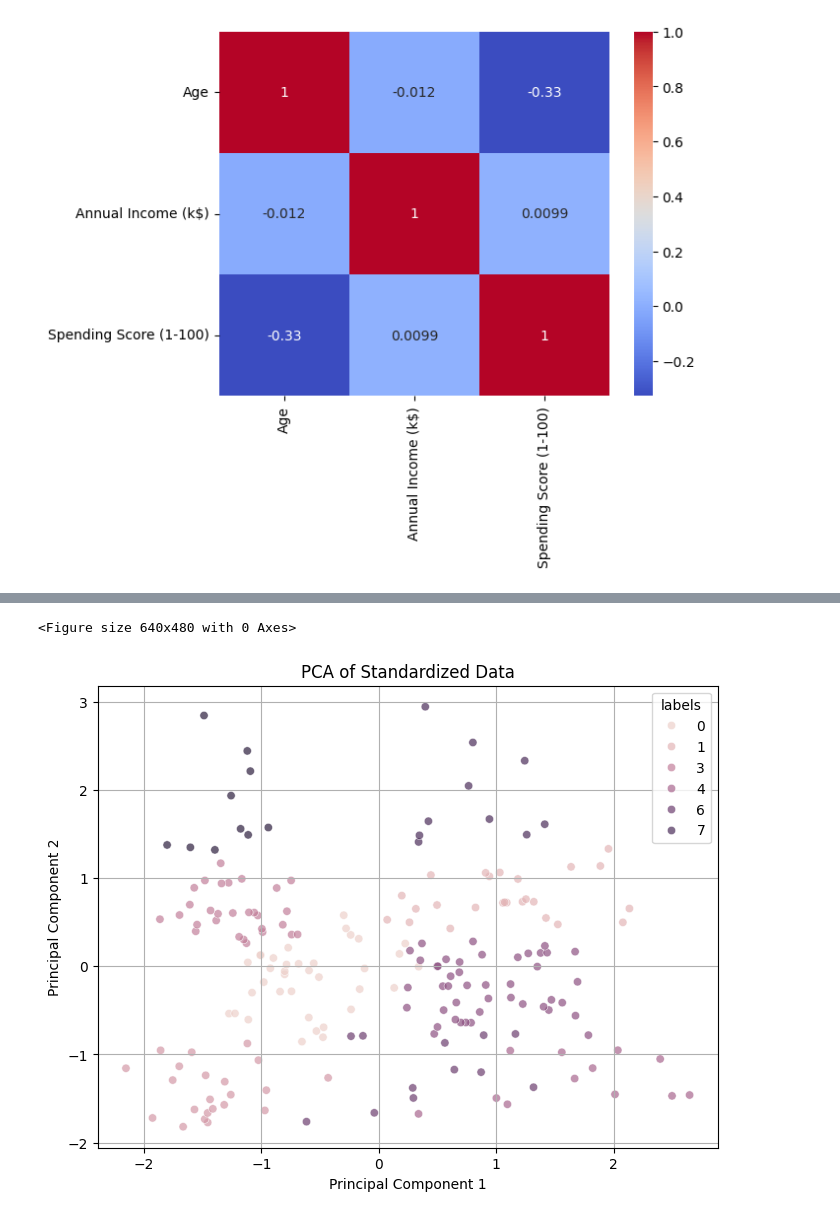
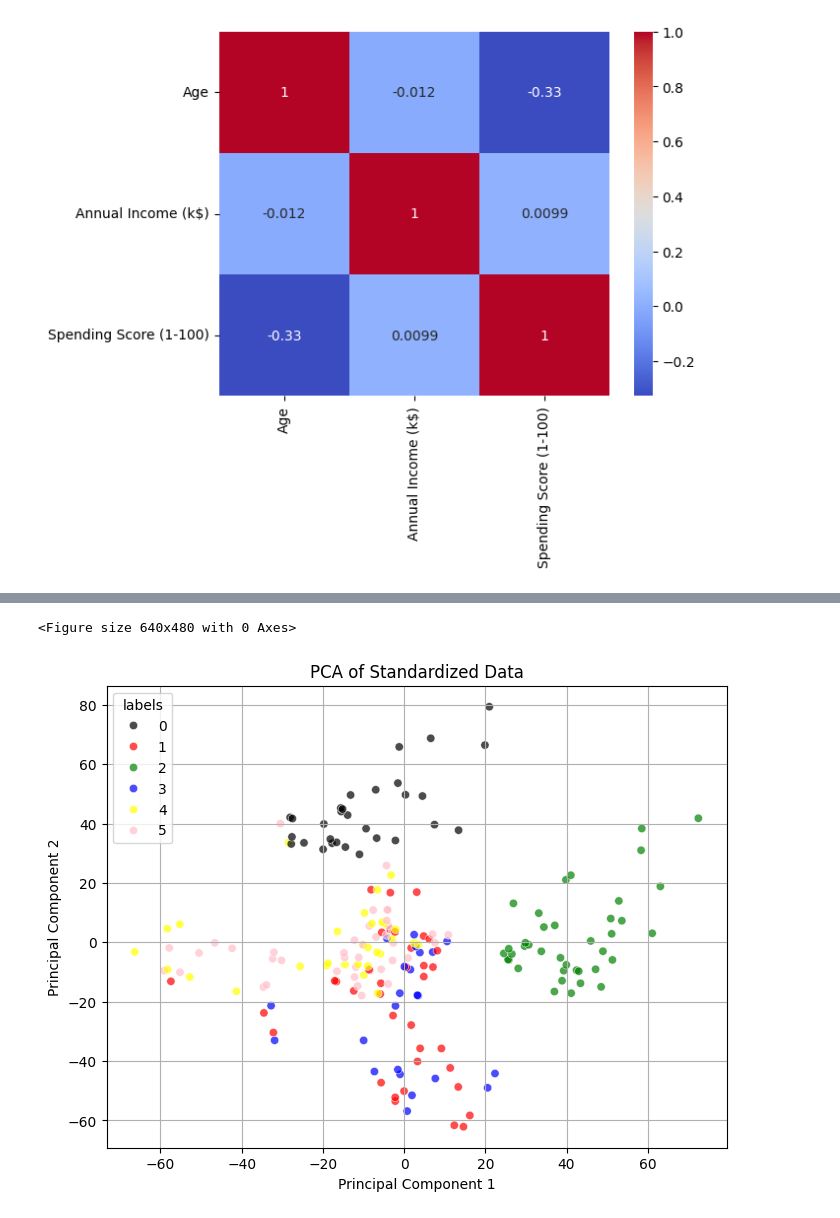
Before and after one commit to mechanekokirin/segmentation, a Jupyter notebook: m.ipynb, the cells around one changed output, grey strips where cells are left out. Cells and saved outputs as stored; diff of their text form; code cells hidden in the pictures.

Commit message:
kmeans apesta

```diff
--- a/m.ipynb
+++ b/m.ipynb
@@ -211,16 +211,18 @@ sns.heatmap(corr,annot=True,cmap="coolwarm")
 <Axes: >
 [figure]
 # %%
-#dff=pd.get_dummies(df,drop_first=True,dtype=int)
-#dff.head()
+dff=pd.get_dummies(df,drop_first=True,dtype=int)
+scaler = StandardScaler()
+X_scaled = scaler.fit_transform(dff[["Age","Annual Income (k$)","Spending Score (1-100)","Gender_Male"]])
 # %%
-inertia=[]
-for j in range(1,10):
+
+for j in range(1,100):
+    inertia=[]
     for i in range(1,10):
         kmeans = KMeans(n_clusters=i)
-        kmeans.fit(df[["Age", "Annual Income (k$)",'Spending Score (1-100)']])
+        kmeans.fit(scaled)
         inertia.append(kmeans.inertia_)
-    plt.plot(range(1,10),inertia)
+    plt.plot(range(1,10),inertia,alpha=0.1,color="blue")
 
 
 plt.show()
@@ -244,4 +231,4 @@ plt.show()
 # %%
-cluster = KMeans(n_clusters=i,n_init=1000)
-cluster.fit(df[["Age", "Annual Income (k$)",'Spending Score (1-100)']])
+cluster = KMeans(n_clusters=6,n_init=1000)
+cluster.fit(X_scaled)
 # %% [output]
@@ -262,17 +248,21 @@ pca_df.head()
 # %%
 fig = plt.figure()
+pal = {1: 'red', 2: 'green', 3: 'blue', 4: "yellow",5:"pink",6:"grey"}
+X_pca = pca.fit_transform(scaled)
 
 
-
+# Create a DataFrame with PCA results
+pca_df = pd.DataFrame(data=X_pca, columns=['PC1', 'PC2'])
+pca_df['labels'] = df['labels']
 
 plt.figure(figsize=(8, 6))
-sns.scatterplot(pca_df,x="PC1",y="PC2", alpha=0.7,hue="labels")
+sns.scatterplot(pca_df,x="PC1",y="PC2", alpha=0.7,hue="labels",palette=pal)
 
 plt.xlabel('Principal Component 1')
 plt.ylabel('Principal Component 2')
 plt.title('PCA of Standardized Data')
 plt.grid(True)
 plt.show()
 # %% [output]
 <Figure size 640x480 with 0 Axes>
-[figure, old version]
+[figure, new version]
```
Also changed, not shown: parts of 5 cells of this notebook.
